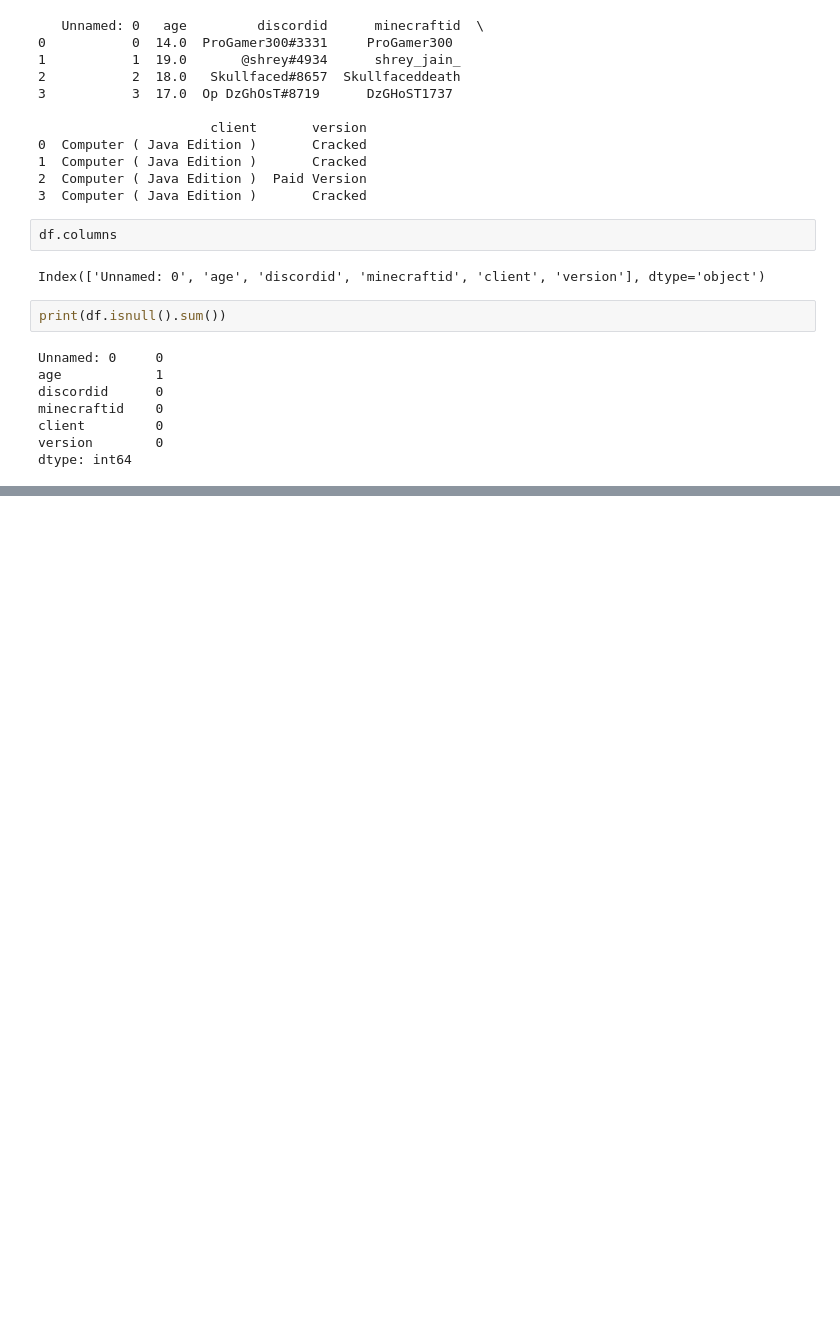
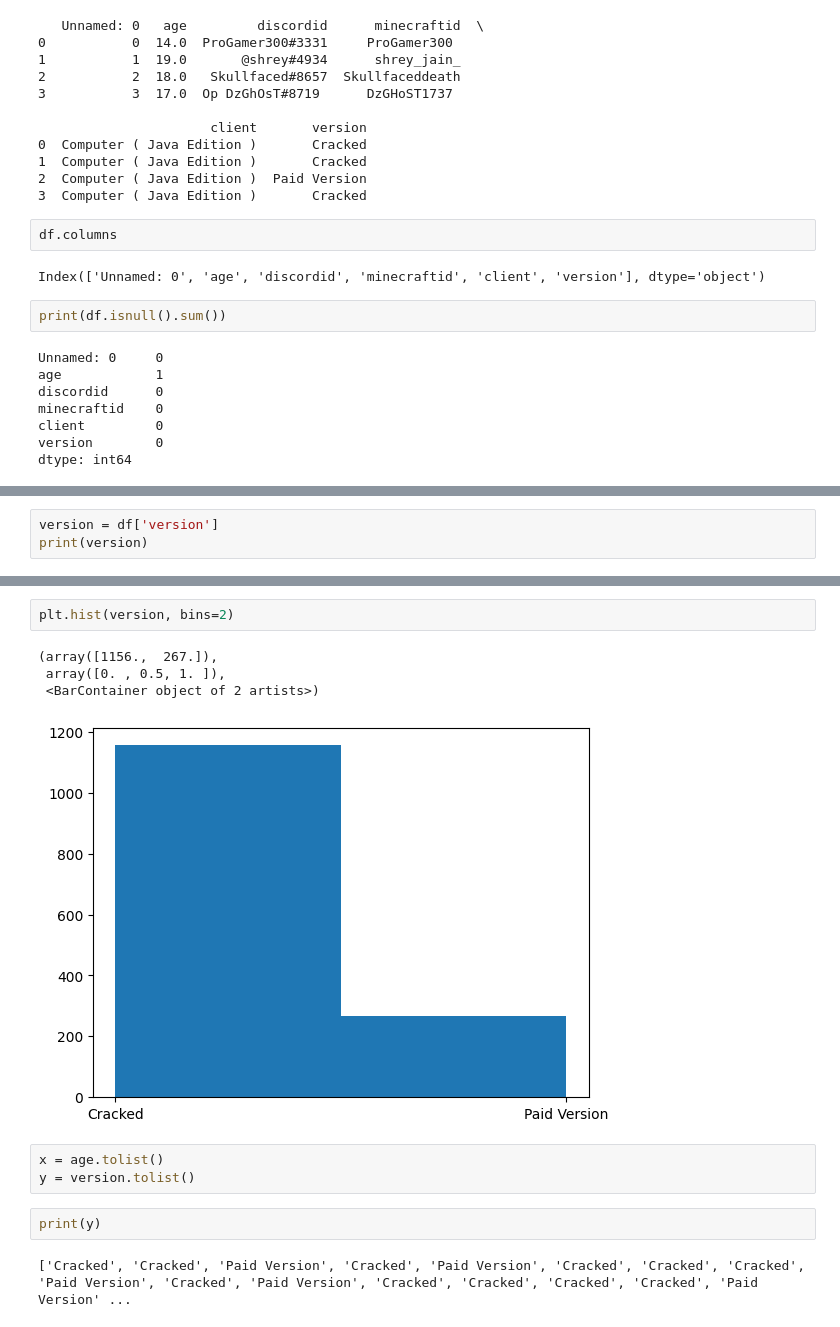
Before and after one commit to jeniferGoncalvesDaSilvaDev/Econometria-aulas, a Jupyter notebook: analise_econometria_minecraft.ipynb, the cells around one changed output, grey strips where cells are left out. Cells and saved outputs as stored; diff of their text form; blank space fills up the shorter version.

```diff
--- a/analise_econometria_minecraft.ipynb
+++ b/analise_econometria_minecraft.ipynb
@@ -34,0 +59,3 @@ dtype: int64
+# %%
+version = df['version']
+print(version)
@@ -34,0 +75,14 @@ dtype: int64
+# %%
+plt.hist(version, bins=2)
+# %% [output]
+(array([1156.,  267.]),
+ array([0. , 0.5, 1. ]),
+ <BarContainer object of 2 artists>)
+[figure, added]
+# %%
+x = age.tolist()
+y = version.tolist()
+# %%
+print(y)
+# %% [output]
+['Cracked', 'Cracked', 'Paid Version', 'Cracked', 'Paid Version', 'Cracked', 'Cracked', 'Cracked', 'Paid Version', 'Cracked', 'Paid Version', 'Cracked', 'Cracked', 'Cracked', 'Cracked', 'Paid Version' ...
```
Also changed, not shown: parts of 4 cells of this notebook.
